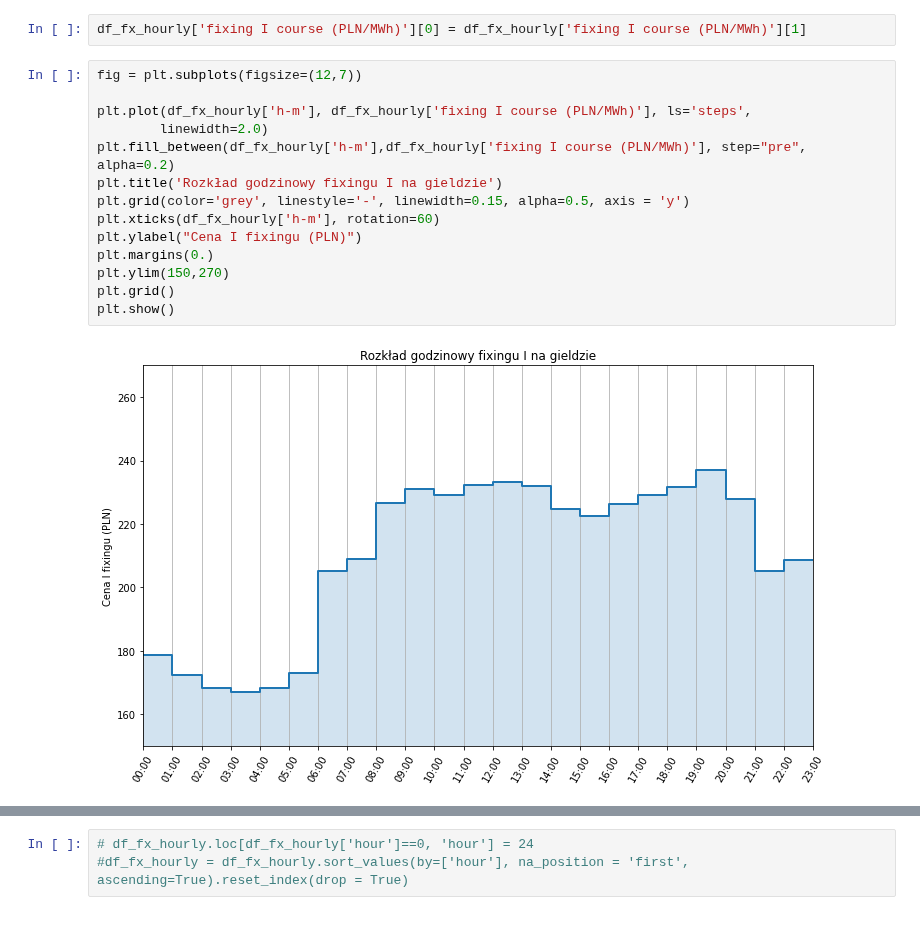
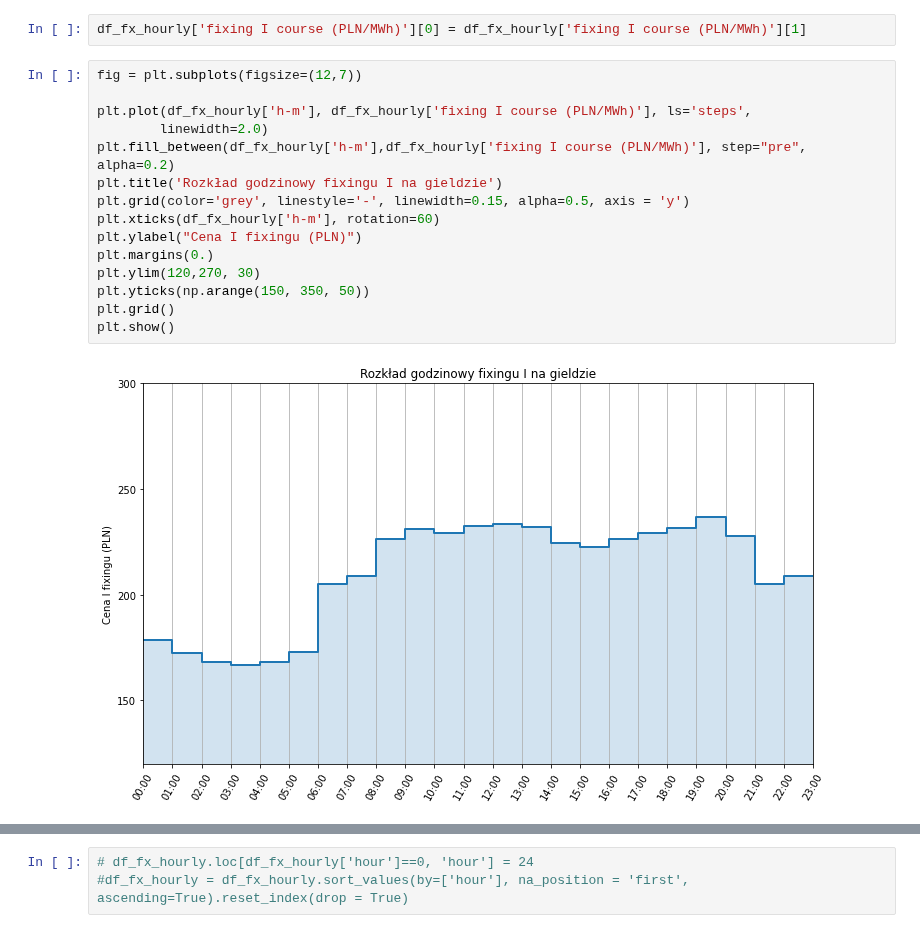
Before and after one commit to piekarsky/Short-Term-Electricity-Price-Forecasting-at-the-Polish-Day-Ahead-Market, a Jupyter notebook: power-market-analysis.ipynb, the cells around one changed output, grey strips where cells are left out. Saved outputs shown, nothing was run; the diff lists cells and outputs as text.

Commit message:
Update graph

```diff
--- a/power-market-analysis.ipynb
+++ b/power-market-analysis.ipynb
@@ -319,16 +319,17 @@ df_fx_hourly['fixing I course (PLN/MWh)'][0] = df_fx_hourly['fixing I course (PL
 # %%
 fig = plt.subplots(figsize=(12,7))
 
 plt.plot(df_fx_hourly['h-m'], df_fx_hourly['fixing I course (PLN/MWh)'], ls='steps',
         linewidth=2.0)
 plt.fill_between(df_fx_hourly['h-m'],df_fx_hourly['fixing I course (PLN/MWh)'], step="pre", alpha=0.2)
 plt.title('Rozkład godzinowy fixingu I na gieldzie')
 plt.grid(color='grey', linestyle='-', linewidth=0.15, alpha=0.5, axis = 'y')
 plt.xticks(df_fx_hourly['h-m'], rotation=60)
 plt.ylabel("Cena I fixingu (PLN)")
 plt.margins(0.)
-plt.ylim(150,270)
+plt.ylim(120,270, 30)
+plt.yticks(np.arange(150, 350, 50))
 plt.grid()
 plt.show()
 # %% [output]
-[figure, old version]
+[figure, new version]
```
Also changed, not shown: parts of 17 cells of this notebook.
